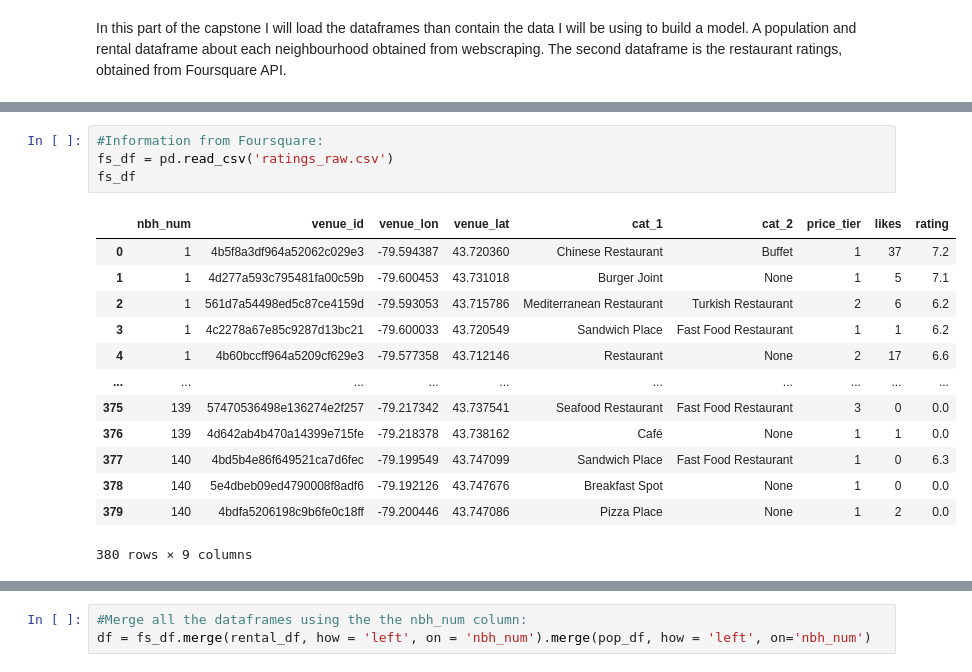
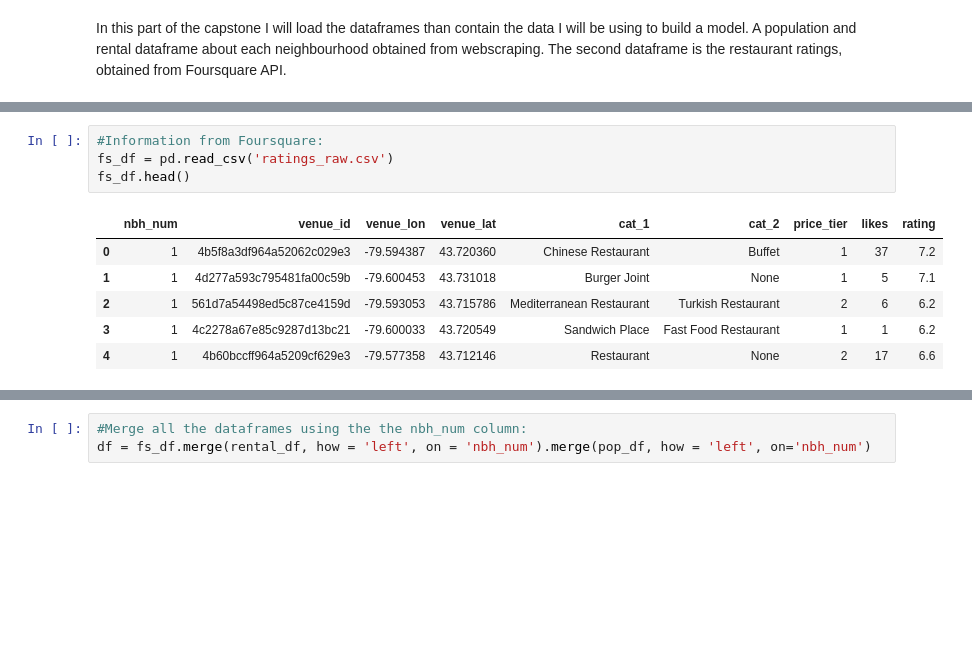
Before and after one commit to pagutierreza/Applied-Data-Science-Capstone, a Jupyter notebook: Week 2/EDA.ipynb, the cells around one changed output, grey strips where cells are left out. Cells and saved outputs as stored; diff of their text form; blank space fills up the shorter version.

```diff
--- a/Week 2/EDA.ipynb
+++ b/Week 2/EDA.ipynb
@@ -36,21 +25,14 @@ pop_df
 # %%
 #Information from Foursquare:
 fs_df = pd.read_csv('ratings_raw.csv')
-fs_df
+fs_df.head()
 # %% [output]
 |  | nbh_num | venue_id | venue_lon | venue_lat | cat_1 | cat_2 | price_tier | likes | rating |
 | 0 | 1 | 4b5f8a3df964a52062c029e3 | -79.594387 | 43.720360 | Chinese Restaurant | Buffet | 1 | 37 | 7.2 |
 | 1 | 1 | 4d277a593c795481fa00c59b | -79.600453 | 43.731018 | Burger Joint | None | 1 | 5 | 7.1 |
 | 2 | 1 | 561d7a54498ed5c87ce4159d | -79.593053 | 43.715786 | Mediterranean Restaurant | Turkish Restaurant | 2 | 6 | 6.2 |
 | 3 | 1 | 4c2278a67e85c9287d13bc21 | -79.600033 | 43.720549 | Sandwich Place | Fast Food Restaurant | 1 | 1 | 6.2 |
 | 4 | 1 | 4b60bccff964a5209cf629e3 | -79.577358 | 43.712146 | Restaurant | None | 2 | 17 | 6.6 |
-| ... | ... | ... | ... | ... | ... | ... | ... | ... | ... |
-| 375 | 139 | 57470536498e136274e2f257 | -79.217342 | 43.737541 | Seafood Restaurant | Fast Food Restaurant | 3 | 0 | 0.0 |
-| 376 | 139 | 4d642ab4b470a14399e715fe | -79.218378 | 43.738162 | Café | None | 1 | 1 | 0.0 |
-| 377 | 140 | 4bd5b4e86f649521ca7d6fec | -79.199549 | 43.747099 | Sandwich Place | Fast Food Restaurant | 1 | 0 | 6.3 |
-| 378 | 140 | 5e4dbeb09ed4790008f8adf6 | -79.192126 | 43.747676 | Breakfast Spot | None | 1 | 0 | 0.0 |
-| 379 | 140 | 4bdfa5206198c9b6fe0c18ff | -79.200446 | 43.747086 | Pizza Place | None | 1 | 2 | 0.0 |
-380 rows × 9 columns
 # %%
 #Rental information:
 rental_df = pd.read_csv('area_rent.csv')
```
Also changed, not shown: parts of 51 cells of this notebook, 1 other file.
